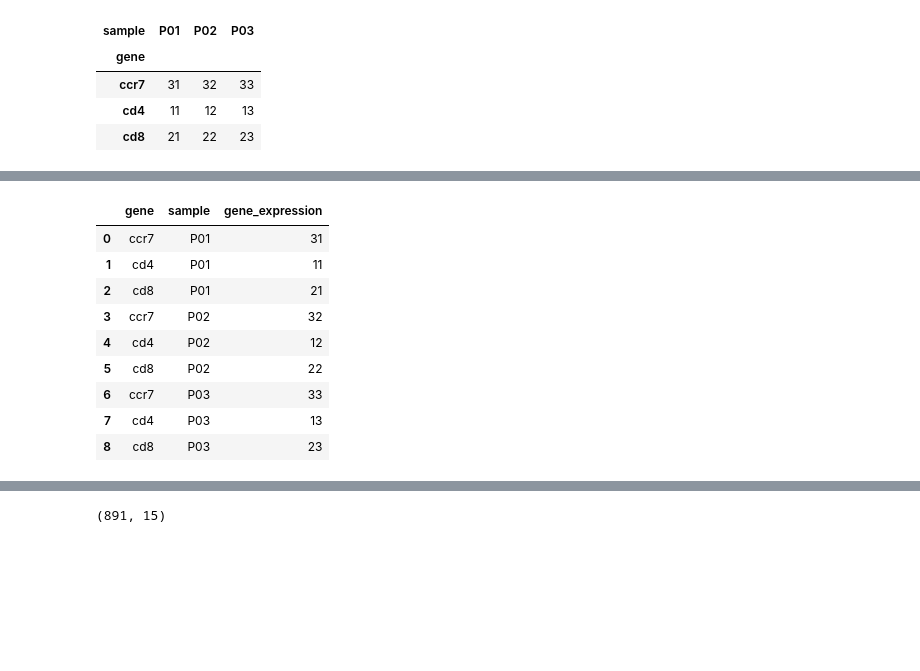
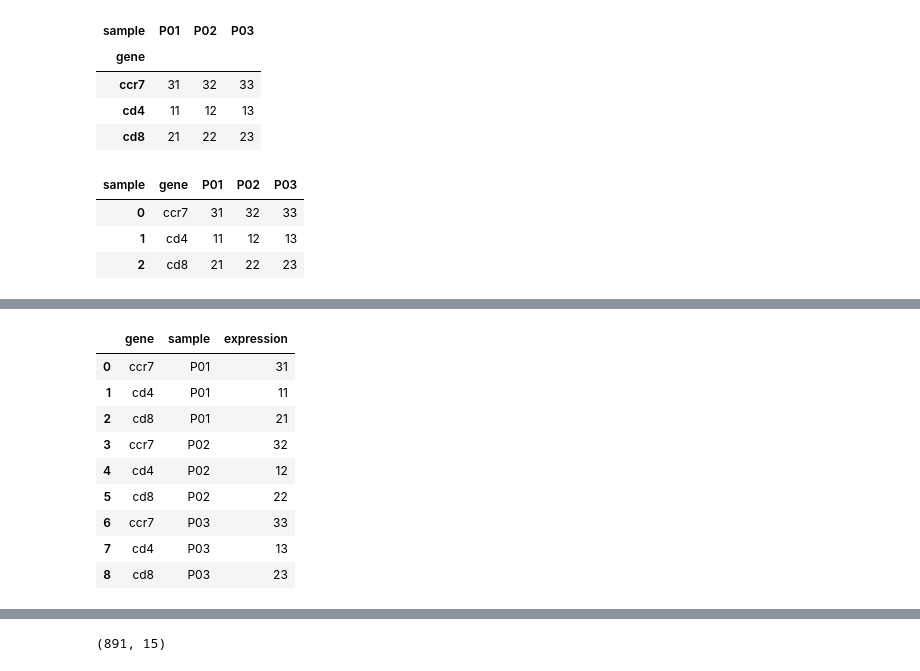
Before and after one commit to RalphEST/HMS-Systems-Immunology-Fall-2026, a Jupyter notebook: session_2/python_bootcamp_2.ipynb, the cells around one changed output, grey strips where cells are left out. Drawn from its saved outputs; the diff is of its cells as text; code cells hidden in the pictures; blank space fills up the shorter version.

```diff
--- a/session_2/python_bootcamp_2.ipynb
+++ b/session_2/python_bootcamp_2.ipynb
@@ -1738,6 +1629,13 @@ exp_wide
 | ccr7 | 31 | 32 | 33 |
 | cd4 | 11 | 12 | 13 |
 | cd8 | 21 | 22 | 23 |
+# %%
+exp_wide.reset_index()
+# %% [output]
+| sample | gene | P01 | P02 | P03 |
+| 0 | ccr7 | 31 | 32 | 33 |
+| 1 | cd4 | 11 | 12 | 13 |
+| 2 | cd8 | 21 | 22 | 23 |
 # %% [markdown]
 Now let's `melt()` our wide-format DataFrame. `melt()` takes the following arguments:
 - `id_vars`: the columns that define the identifier variables (aka indenpendent variables), these columns are preserved, and each row is repeated for every variable (as expected for long-format data)
@@ -1749,9 +1647,9 @@ Now let's `melt()` our wide-format DataFrame. `melt()` takes the following argum
 
 One important detail is that `melt()` does not take the index as an `id_vars`, which is a problem because the index (`gene`) is the identifier variable in our wide-format table above. The solution is simple, first turn it into a normal column using `reset_index()`, and then use `melt()`!
 # %%
-exp_wide.reset_index().melt(id_vars='gene', value_name='gene_expression')
+exp_wide.reset_index().melt(id_vars='gene', value_name='expression')
 # %% [output]
-|  | gene | sample | gene_expression |
+|  | gene | sample | expression |
 | 0 | ccr7 | P01 | 31 |
 | 1 | cd4 | P01 | 11 |
 | 2 | cd8 | P01 | 21 |
```
Also changed, not shown: parts of 61 cells of this notebook, 4 other files.
